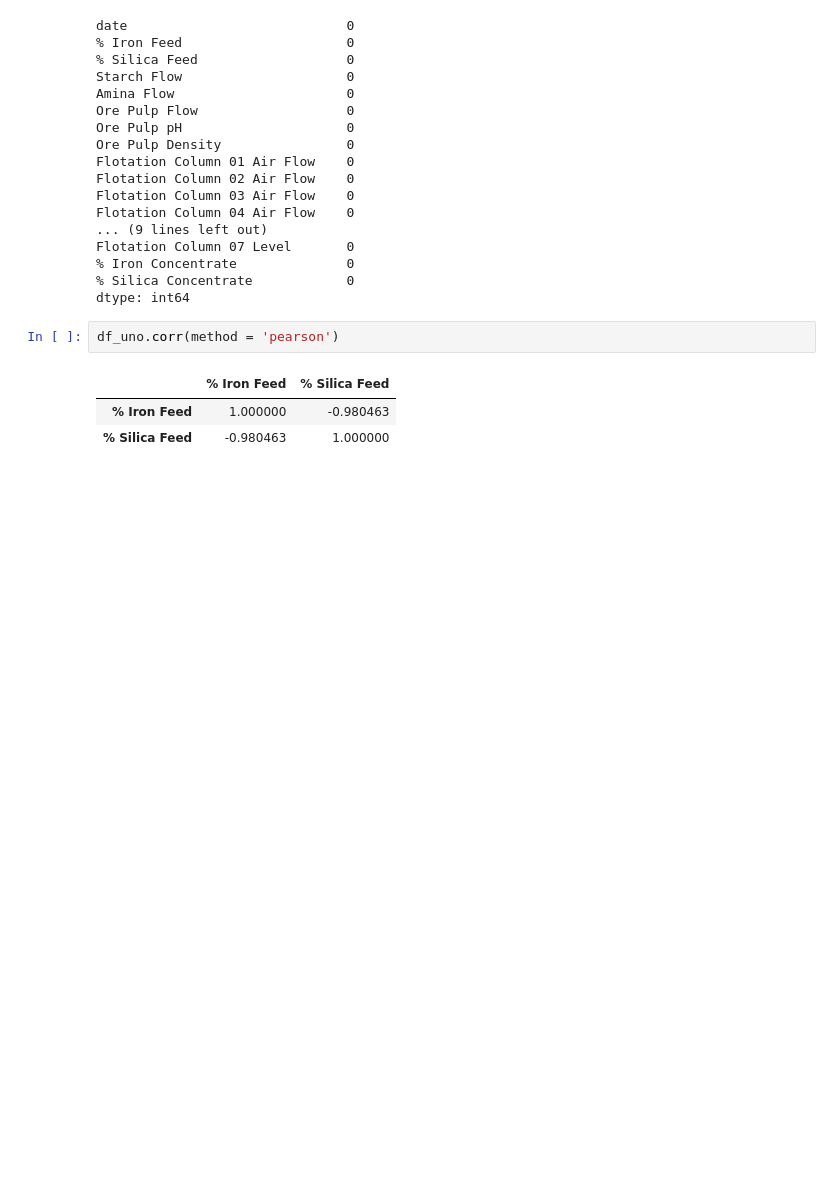
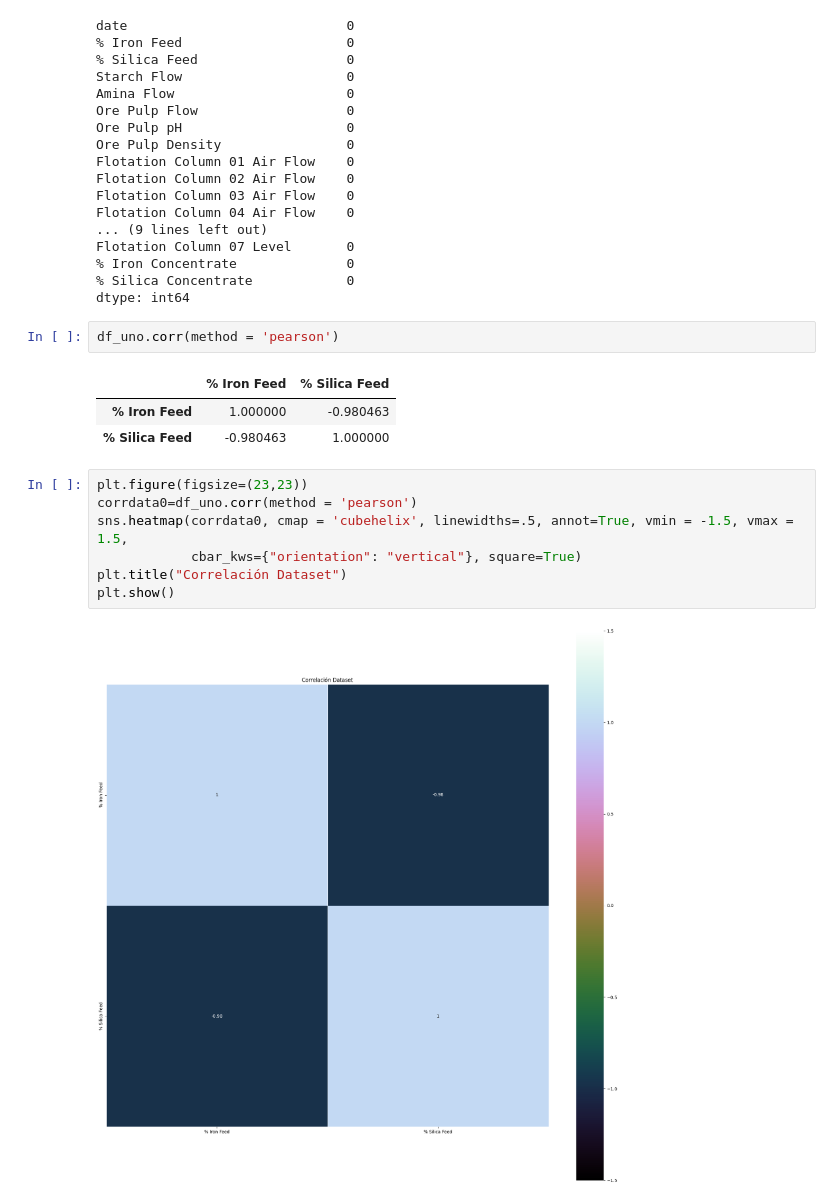
Before and after one commit to FacundoCardozo5/Nuevo-repo, a Jupyter notebook: notebooks/nuevodata.ipynb, the cells around one changed output. Saved outputs shown, nothing was run; the diff lists cells and outputs as text; blank space fills up the shorter version.

```diff
--- a/notebooks/nuevodata.ipynb
+++ b/notebooks/nuevodata.ipynb
@@ -182,3 +182,12 @@ df_uno.corr(method = 'pearson')
 |  | % Iron Feed | % Silica Feed |
 | % Iron Feed | 1.000000 | -0.980463 |
 | % Silica Feed | -0.980463 | 1.000000 |
+# %%
+plt.figure(figsize=(23,23))
+corrdata0=df_uno.corr(method = 'pearson')
+sns.heatmap(corrdata0, cmap = 'cubehelix', linewidths=.5, annot=True, vmin = -1.5, vmax = 1.5,
+            cbar_kws={"orientation": "vertical"}, square=True)
+plt.title("Correlación Dataset")
+plt.show()
+# %% [output]
+[figure, added]
```
